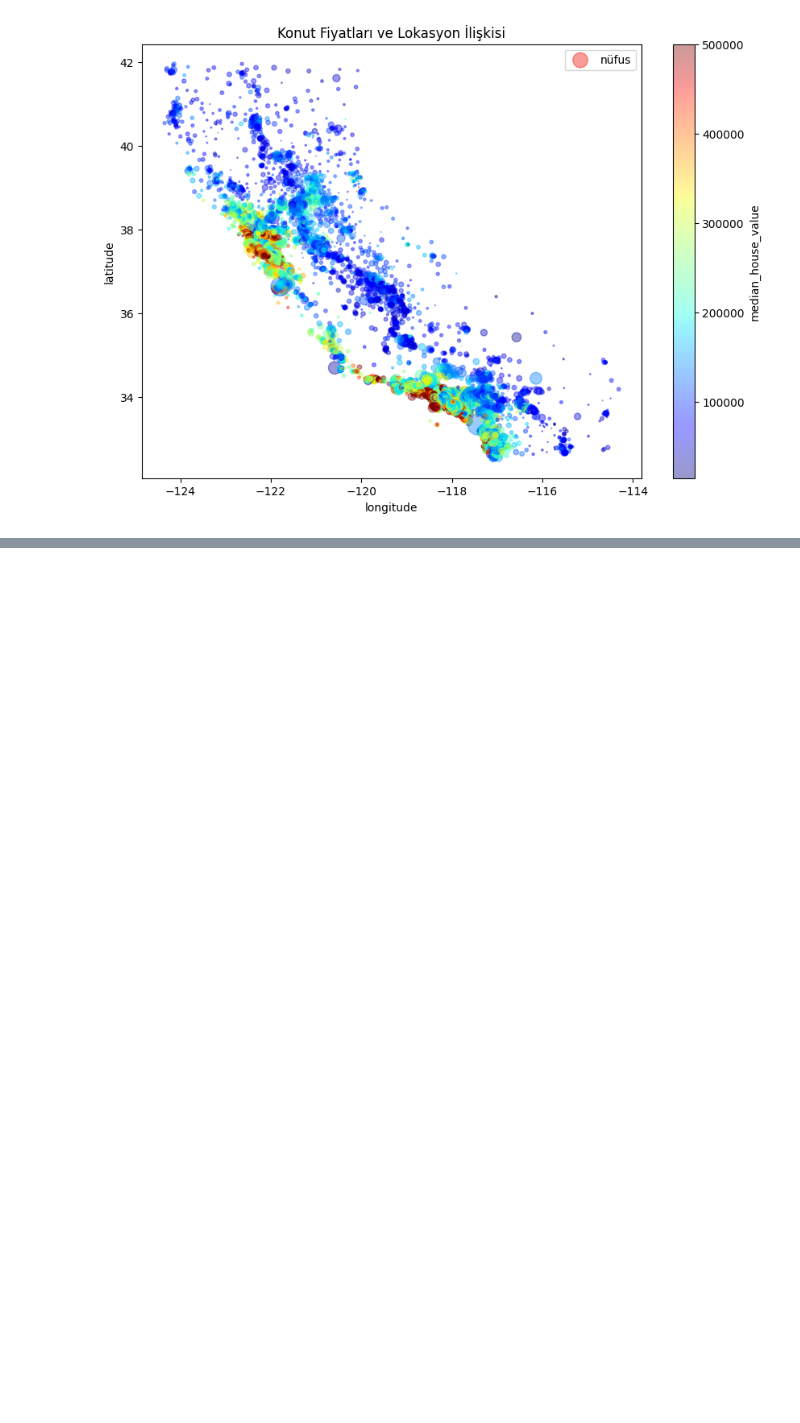
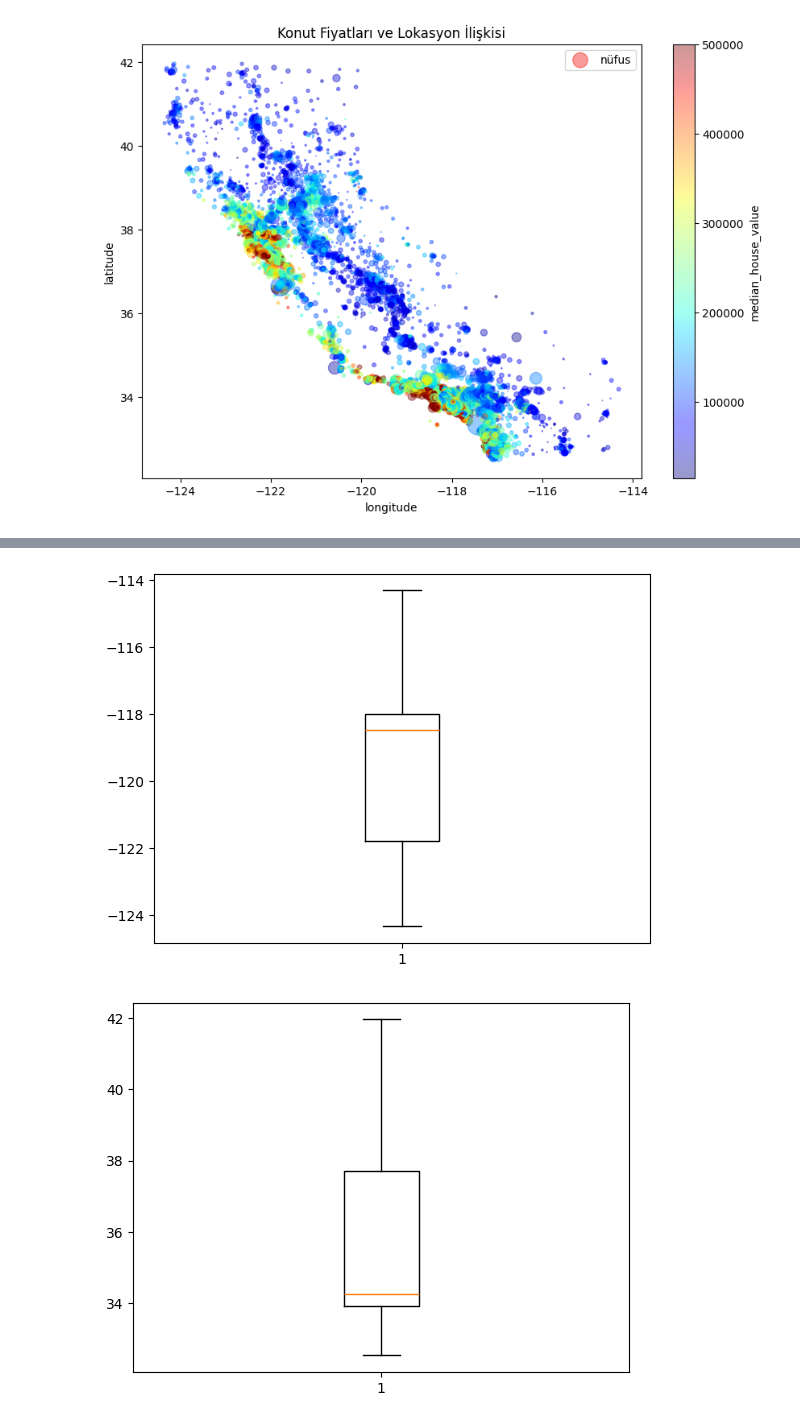
Before and after one commit to mcozkan/ML-LLMOPS_VBO_Course_week_3, a Jupyter notebook: notebooks/eda.ipynb, the cells around one changed output, grey strips where cells are left out. Drawn from its saved outputs; the diff is of its cells as text; code cells hidden in the pictures; blank space fills up the shorter version.

```diff
--- a/notebooks/eda.ipynb
+++ b/notebooks/eda.ipynb
@@ -202,0 +234,7 @@ rooms_per_household için 511 threshold found....
+# %%
+for col in num_cols:
+    plt.boxplot(df[col])
+    plt.show()
+# %% [output]
+[figure, added]
+[figure, added]
```
Also changed, not shown: parts of 13 cells of this notebook.
